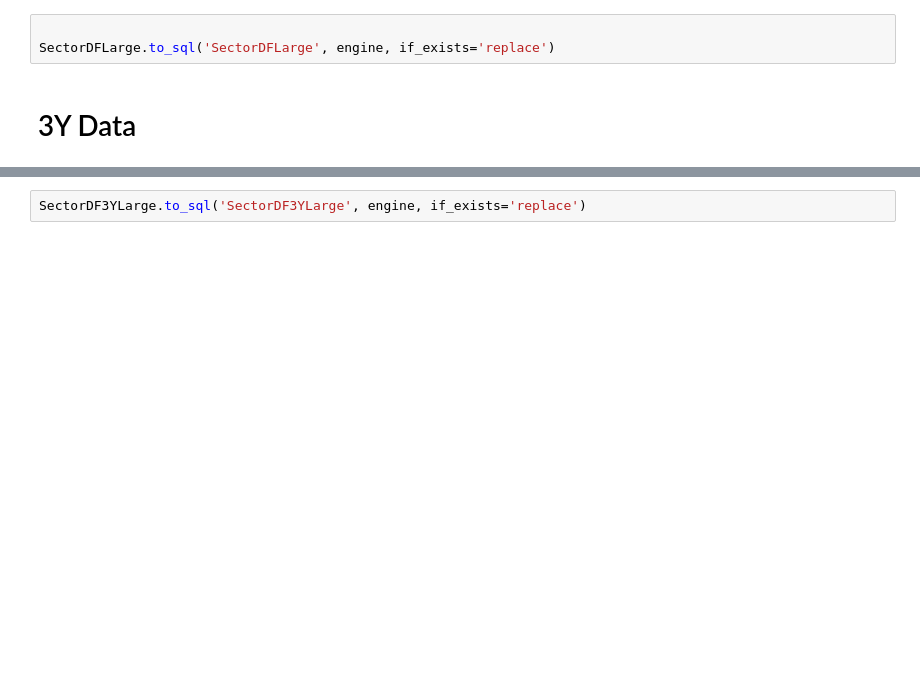
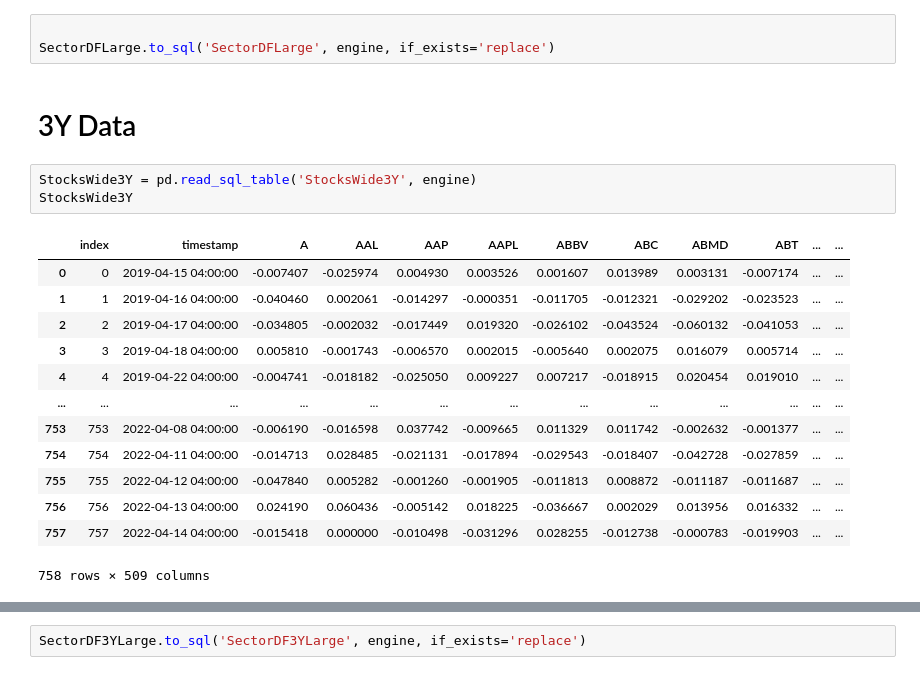
Before and after one commit to Analitico-771/machine_learning_index_prediction, a Jupyter notebook: DataPrep.ipynb, the cells around one changed output, grey strips where cells are left out. Cells and saved outputs as stored; diff of their text form; blank space fills up the shorter version.

```diff
--- a/DataPrep.ipynb
+++ b/DataPrep.ipynb
@@ -138,6 +138,23 @@ See the caveats in the documentation: https://pandas.pydata.org/pandas-docs/stab
 SectorDFLarge.to_sql('SectorDFLarge', engine, if_exists='replace')
 # %% [markdown]
 # 3Y Data
+# %%
+StocksWide3Y = pd.read_sql_table('StocksWide3Y', engine)
+StocksWide3Y
+# %% [output]
+|  | index | timestamp | A | AAL | AAP | AAPL | ABBV | ABC | ABMD | ABT | ... | ... |
+| 0 | 0 | 2019-04-15 04:00:00 | -0.007407 | -0.025974 | 0.004930 | 0.003526 | 0.001607 | 0.013989 | 0.003131 | -0.007174 | ... | ... |
+| 1 | 1 | 2019-04-16 04:00:00 | -0.040460 | 0.002061 | -0.014297 | -0.000351 | -0.011705 | -0.012321 | -0.029202 | -0.023523 | ... | ... |
+| 2 | 2 | 2019-04-17 04:00:00 | -0.034805 | -0.002032 | -0.017449 | 0.019320 | -0.026102 | -0.043524 | -0.060132 | -0.041053 | ... | ... |
+| 3 | 3 | 2019-04-18 04:00:00 | 0.005810 | -0.001743 | -0.006570 | 0.002015 | -0.005640 | 0.002075 | 0.016079 | 0.005714 | ... | ... |
+| 4 | 4 | 2019-04-22 04:00:00 | -0.004741 | -0.018182 | -0.025050 | 0.009227 | 0.007217 | -0.018915 | 0.020454 | 0.019010 | ... | ... |
+| ... | ... | ... | ... | ... | ... | ... | ... | ... | ... | ... | ... | ... |
+| 753 | 753 | 2022-04-08 04:00:00 | -0.006190 | -0.016598 | 0.037742 | -0.009665 | 0.011329 | 0.011742 | -0.002632 | -0.001377 | ... | ... |
+| 754 | 754 | 2022-04-11 04:00:00 | -0.014713 | 0.028485 | -0.021131 | -0.017894 | -0.029543 | -0.018407 | -0.042728 | -0.027859 | ... | ... |
+| 755 | 755 | 2022-04-12 04:00:00 | -0.047840 | 0.005282 | -0.001260 | -0.001905 | -0.011813 | 0.008872 | -0.011187 | -0.011687 | ... | ... |
+| 756 | 756 | 2022-04-13 04:00:00 | 0.024190 | 0.060436 | -0.005142 | 0.018225 | -0.036667 | 0.002029 | 0.013956 | 0.016332 | ... | ... |
+| 757 | 757 | 2022-04-14 04:00:00 | -0.015418 | 0.000000 | -0.010498 | -0.031296 | 0.028255 | -0.012738 | -0.000783 | -0.019903 | ... | ... |
+758 rows × 509 columns
 # %%
 StocksWide3Y = pd.read_sql_table('StocksWide3Y', engine)
 SectorDF3Y = prep_data(StocksWide3Y, sectors, df500sectors)
```
Also changed, not shown: parts of 3 cells of this notebook, 4 other files.
